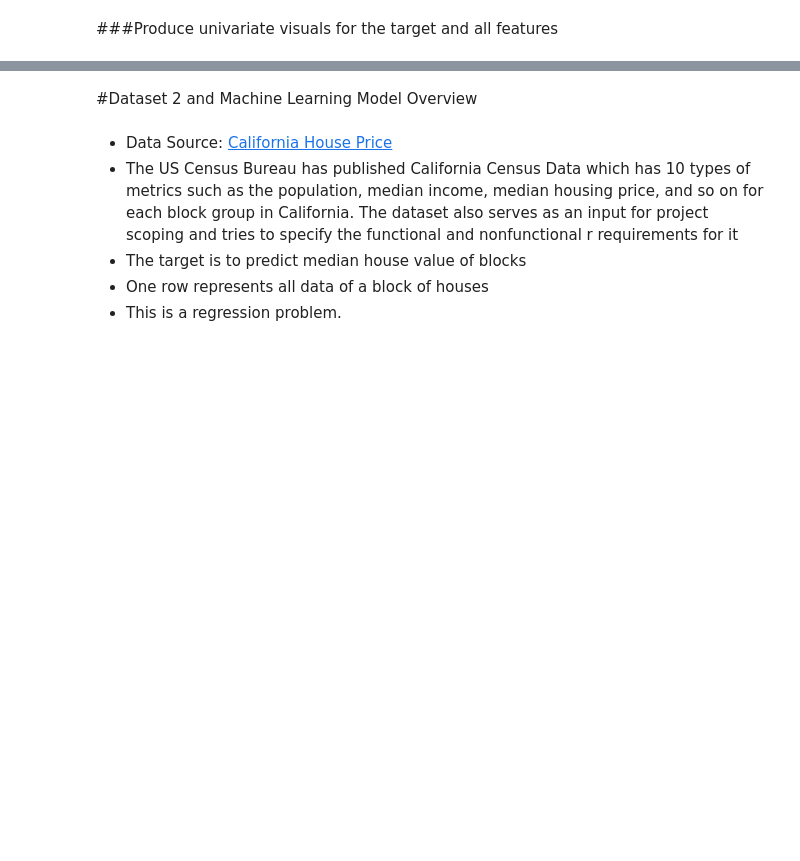
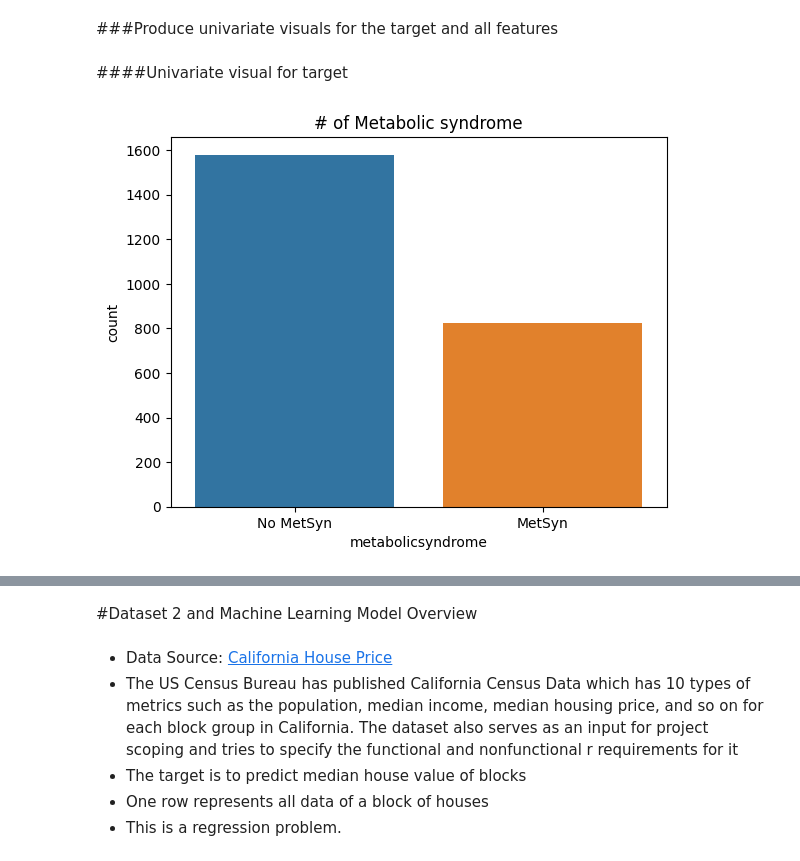
Before and after one commit to J4sonN/MLprojects, a Jupyter notebook: Machine_Learning.ipynb, the cells around one changed output, grey strips where cells are left out. Cells and saved outputs as stored; diff of their text form; code cells hidden in the pictures; blank space fills up the shorter version.

```diff
--- a/Machine_Learning.ipynb
+++ b/Machine_Learning.ipynb
@@ -87,0 +108,4 @@ the data set has 436 missing values
+# %%
+#convert columns names to lower case to make them easier to remember
+ms.columns = ms.columns.str.lower()
+ms.columns
@@ -90,2 +230,9 @@ the data set has 436 missing values
 # %% [markdown]
 ###Produce univariate visuals for the target and all features
+# %% [markdown]
+####Univariate visual for target
+# %%
+ax = sns.countplot(x=ms['metabolicsyndrome'])
+ax.set_title('# of Metabolic syndrome');
+# %% [output]
+[figure, added]
```
Also changed, not shown: parts of 41 cells of this notebook.
